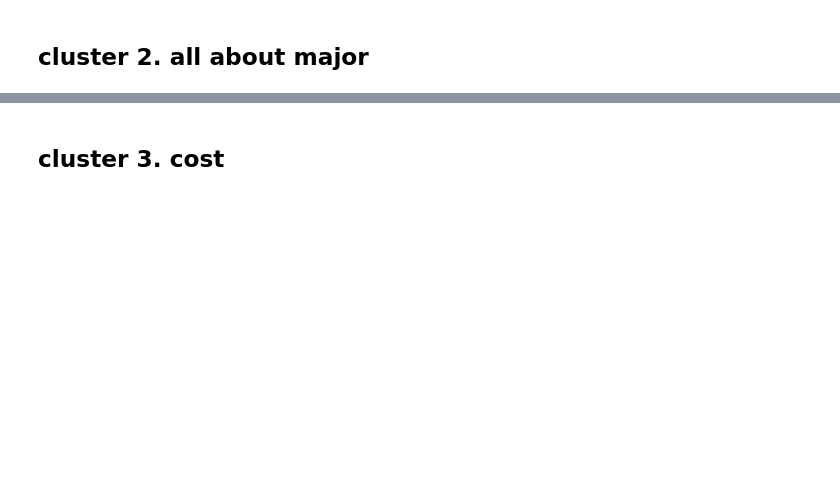
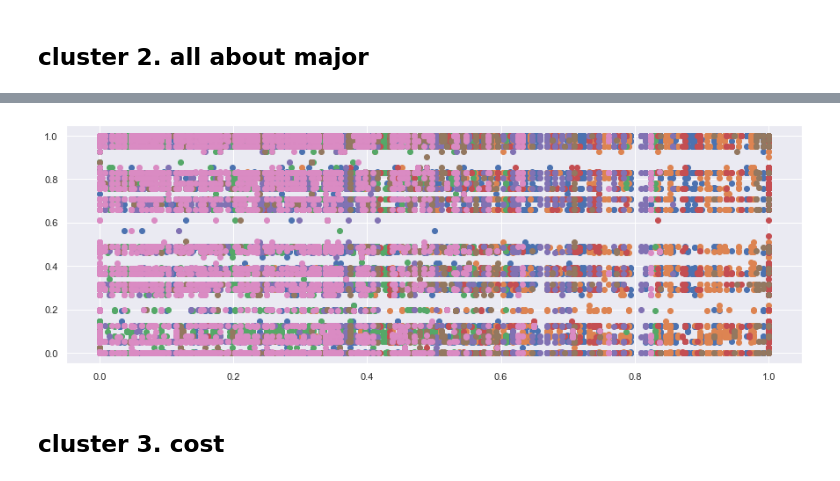
Before and after one commit to CDM-College-ROI/capstone_working_repo, a Jupyter notebook: cc_folder/cc_modeling.ipynb, the cells around one changed output, grey strips where cells are left out. Cells and saved outputs as stored; diff of their text form; code cells hidden in the pictures; blank space fills up the shorter version.

```diff
--- a/cc_folder/cc_modeling.ipynb
+++ b/cc_folder/cc_modeling.ipynb
@@ -361,3 +472,19 @@ train_imputed.shape
+# %%
+kmeans2 = KMeans(n_clusters=7)
+kmeans2.fit(x2)
+
+cluster_major = kmeans2.predict(x2)
+x_train_imputed_scaled_with_dummy['claster_major'] = cluster_major
+# %%
+plt.figure(figsize=(15, 5))
+
+for cluster_n in x_train_imputed_scaled_with_dummy.claster_major.sort_values().unique():
+    plt.scatter(x_train_imputed_scaled_with_dummy[x_train_imputed_scaled_with_dummy.claster_major == cluster_n].
+                avg_sat_admitted,
+                x_train_imputed_scaled_with_dummy[x_train_imputed_scaled_with_dummy.claster_major == cluster_n].
+                major_code, label=f'cluster_{cluster_n}')
+# %% [output]
+[figure, added]
 # %% [markdown]
 ## cluster 3. cost
 # %%
```
Also changed, not shown: parts of 53 cells of this notebook.
